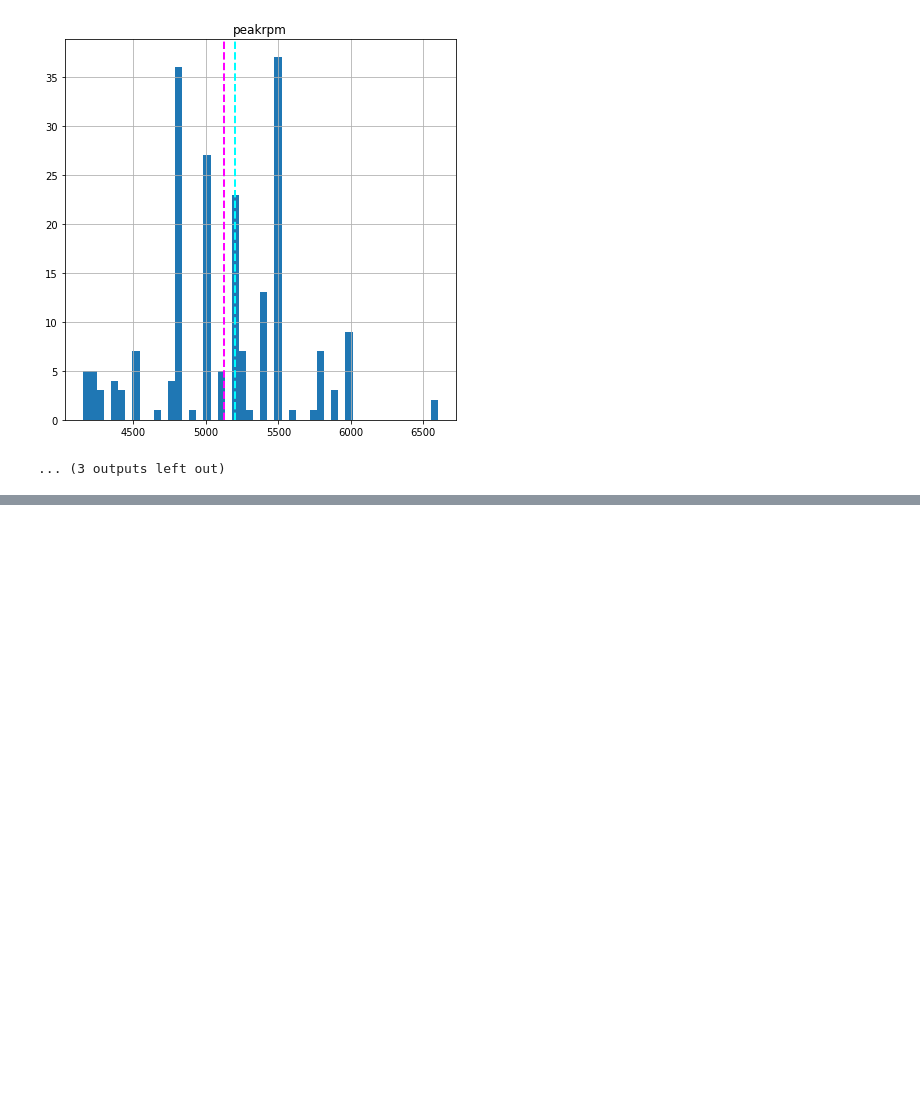
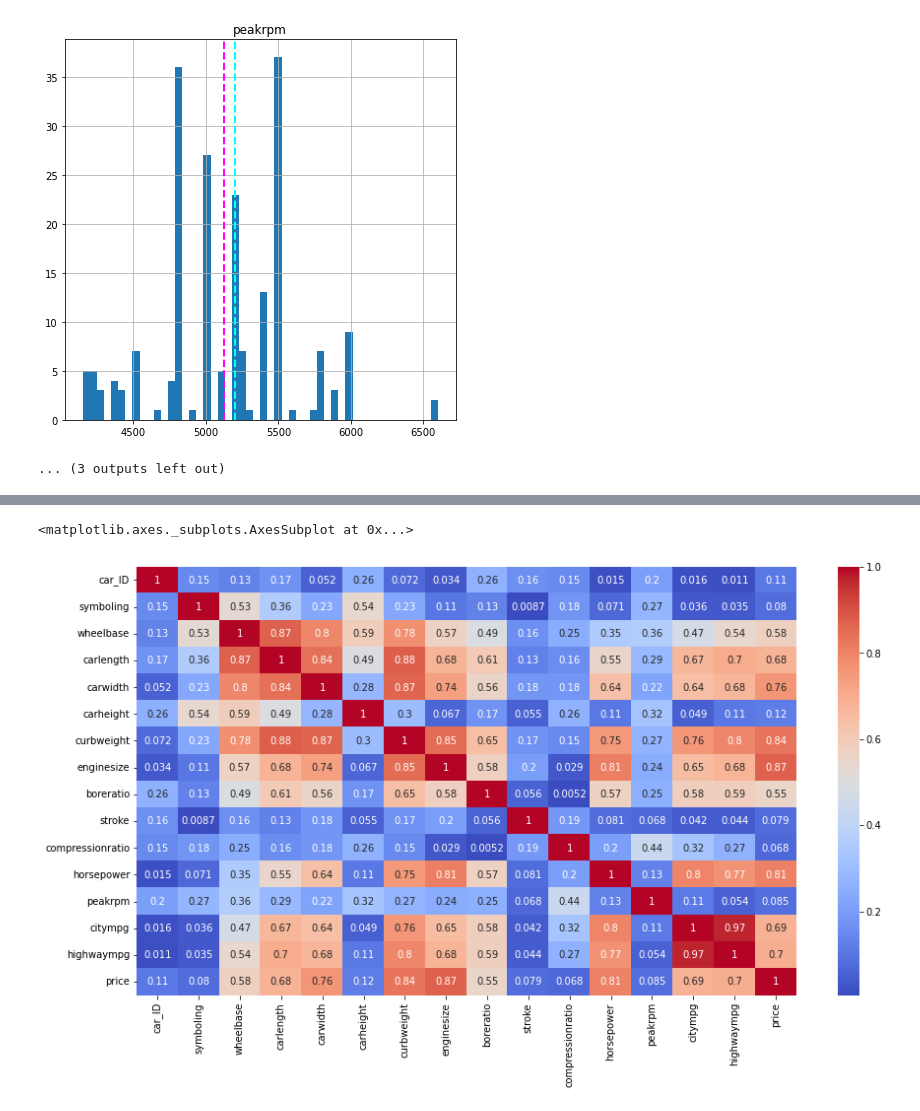
Before and after one commit to Adeve903/ML-Regression-Project, a Jupyter notebook: Regression_ML_Project.ipynb, the cells around one changed output, grey strips where cells are left out. Drawn from its saved outputs; the diff is of its cells as text; code cells hidden in the pictures; blank space fills up the shorter version.

```diff
--- a/Regression_ML_Project.ipynb
+++ b/Regression_ML_Project.ipynb
@@ -221,0 +281,8 @@ plt.show()
+# %%
+#Correlation graph to see the relation between different column variable
+plt.figure(figsize=(15,8))
+correlation = dataset.corr()
+sns.heatmap(abs(correlation), annot=True, cmap='coolwarm')
+# %% [output]
+<matplotlib.axes._subplots.AxesSubplot at 0x...>
+[figure, added]
```
Also changed, not shown: parts of 53 cells of this notebook.
